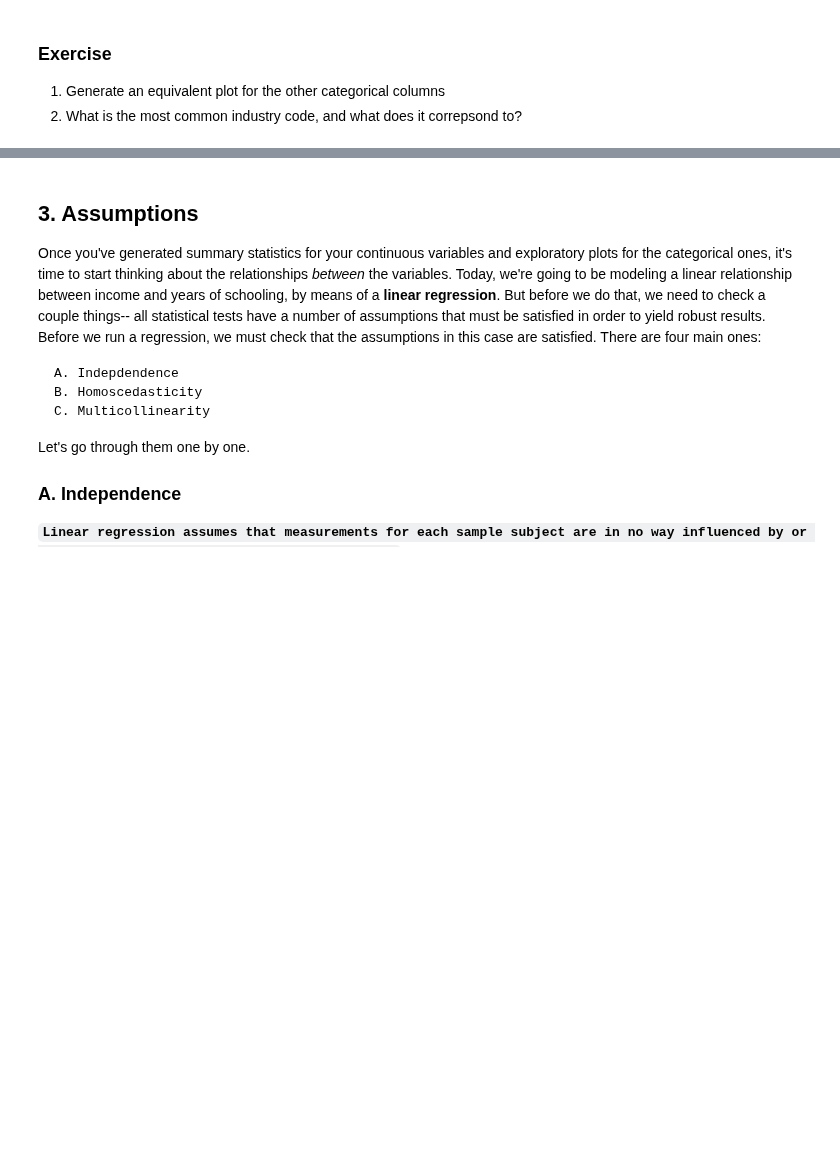
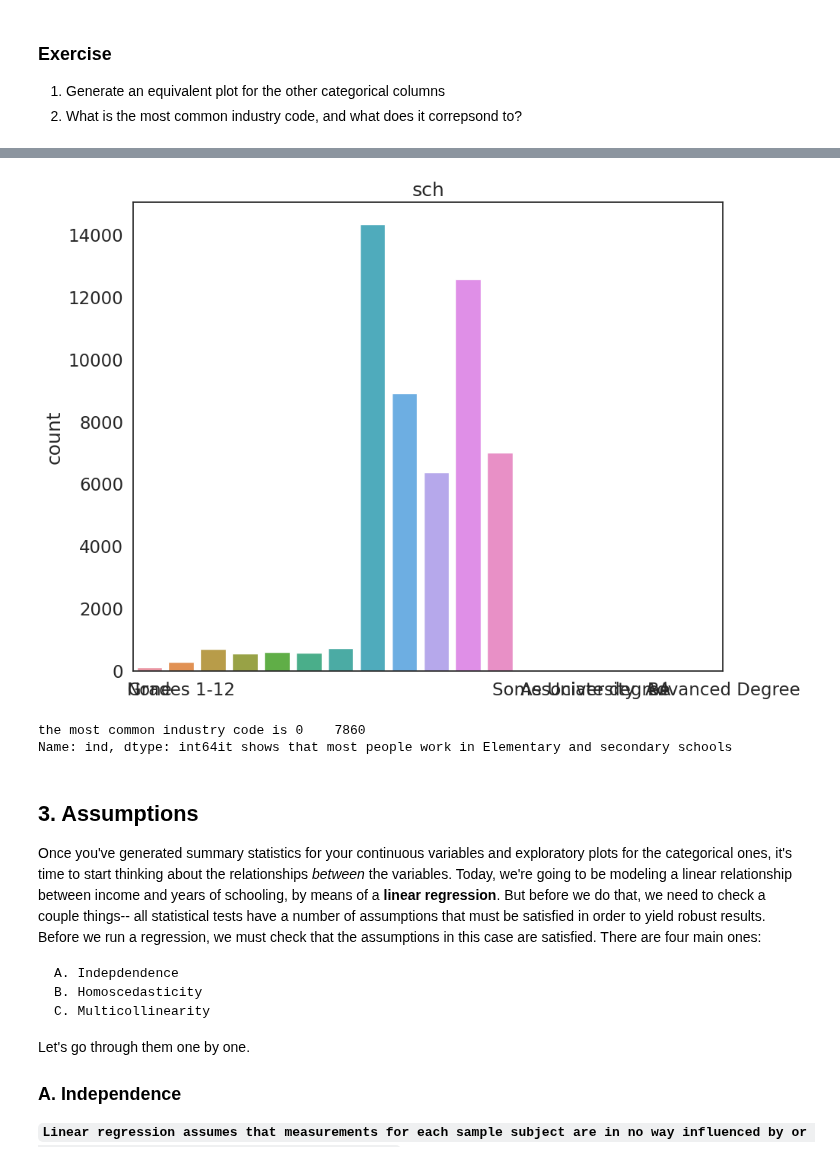
Before and after one commit to wilsonliu222/QM-2, a Jupyter notebook: notebooks/W08. Linear Regression.ipynb, the cells around one changed output, grey strips where cells are left out. Cells and saved outputs as stored; diff of their text form; code cells hidden in the pictures; blank space fills up the shorter version.

```diff
--- a/notebooks/W08. Linear Regression.ipynb
+++ b/notebooks/W08. Linear Regression.ipynb
@@ -189,3 +182,20 @@ plt.show() # show the plot
+# %%
+sns.countplot(data=reg_df, x='sch') # plot the union variable
+y_values = [10, 20, 30, 40, 50, 60]
+plt.title('sch')
+plt.xlabel('')
+plt.xticks(ticks=[0, 1, 13, 14, 16, 18], labels=['None', 'Grades 1-12', 'Some University', 'Associate degree', 'BA', 'Advanced Degree'])
+plt.show()
+# %% [output]
+[figure, added]
+# %%
+#codes to showows the frequency of the industry codes, and check the corresponding industry that it states in the
+mode_ind = df['ind'].mode()
+# to show the mode of the data that industry codes in the dataframe
+print(f"the most common industry code is {mode_ind}"+"it shows that most people work in Elementary and secondary schools")
+# %% [output]
+the most common industry code is 0    7860
+Name: ind, dtype: int64it shows that most people work in Elementary and secondary schools
 # %% [markdown]
 ## 3. Assumptions
 
```
Also changed, not shown: parts of 16 cells of this notebook.
